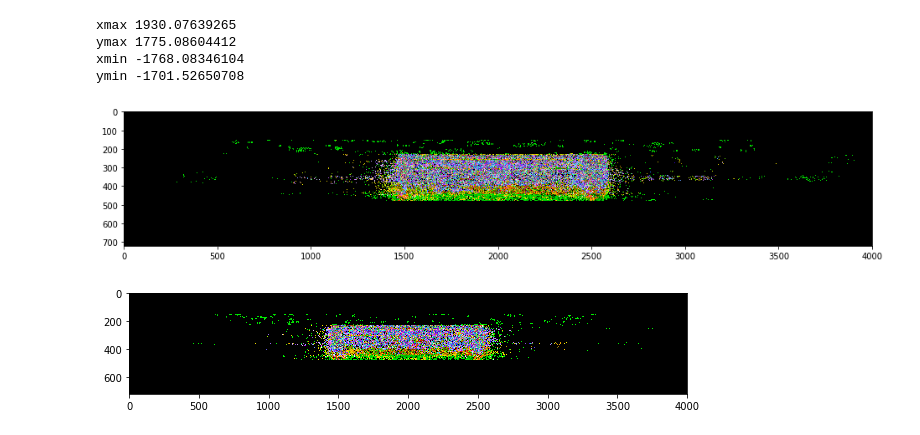
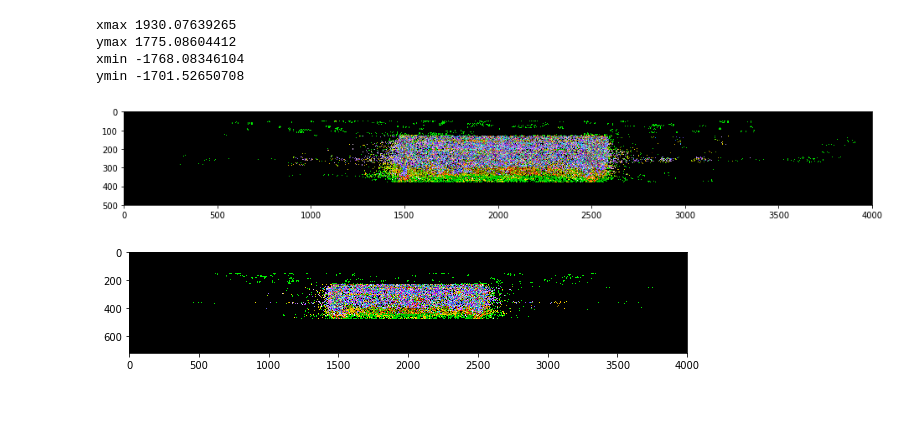
Before and after one commit to ongchinkiat/realsense-d435, a Jupyter notebook: d435-analysis-848.ipynb, the cells around one changed output. Saved outputs shown, nothing was run; the diff lists cells and outputs as text; code cells hidden in the pictures; blank space fills up the shorter version.

```diff
--- a/d435-analysis-848.ipynb
+++ b/d435-analysis-848.ipynb
@@ -303,17 +303,17 @@ ymin -1701.52650708
 # %%
 x_view_clip = np.zeros((720,4000,3), dtype=float)
 np.clip(x_view, 0, 255, out=x_view_clip)
 
 y_view_clip = np.zeros((720,4000,3), dtype=float)
 np.clip(y_view, 0, 255, out=y_view_clip)
 
 fig = plt.figure(figsize=(16, 16))
-plt.imshow(x_view[:,:,:])
+plt.imshow(x_view[100:600,:,:])
 plt.show()
 
 fig = plt.figure(figsize=(10, 10))
 plt.imshow(y_view[:,:,:])
 plt.show()
 # %% [output]
-[figure, old version]
+[figure, new version]
 [figure]
```
